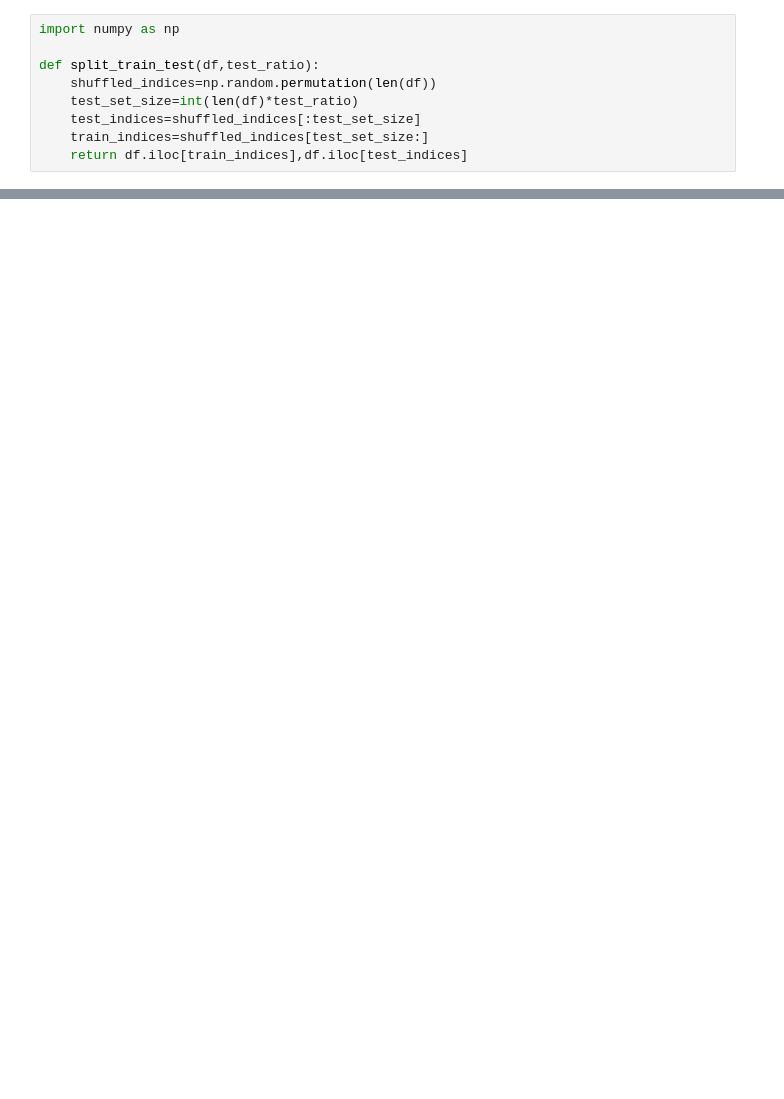
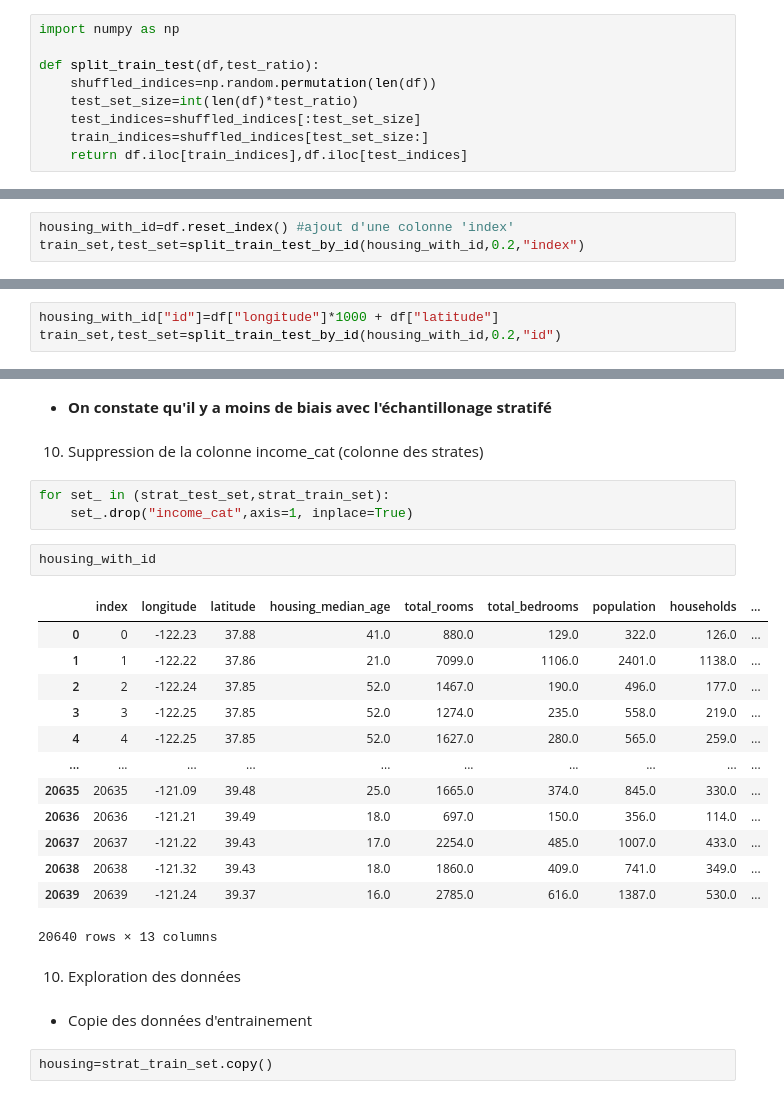
Before and after one commit to AbdoulTDG/python_ml, a Jupyter notebook: Projet_ML.ipynb, the cells around one changed output, grey strips where cells are left out. Cells and saved outputs as stored; diff of their text form; blank space fills up the shorter version.

```diff
--- a/Projet_ML.ipynb
+++ b/Projet_ML.ipynb
@@ -137,0 +179,3 @@ train_set,test_set=split_train_test(df,0.2)
+# %%
+housing_with_id=df.reset_index() #ajout d'une colonne 'index'
+train_set,test_set=split_train_test_by_id(housing_with_id,0.2,"index")
@@ -137,0 +184,3 @@ train_set,test_set=split_train_test(df,0.2)
+# %%
+housing_with_id["id"]=df["longitude"]*1000 + df["latitude"]
+train_set,test_set=split_train_test_by_id(housing_with_id,0.2,"id")
@@ -137,0 +266,29 @@ train_set,test_set=split_train_test(df,0.2)
+# %% [markdown]
+- **On constate qu'il y a moins de biais avec l'échantillonage stratifé**
+# %% [markdown]
+10. Suppression de la colonne income_cat (colonne des strates)
+# %%
+for set_ in (strat_test_set,strat_train_set):
+    set_.drop("income_cat",axis=1, inplace=True)
+# %%
+housing_with_id
+# %% [output]
+|  | index | longitude | latitude | housing_median_age | total_rooms | total_bedrooms | population | households | ... |
+| 0 | 0 | -122.23 | 37.88 | 41.0 | 880.0 | 129.0 | 322.0 | 126.0 | ... |
+| 1 | 1 | -122.22 | 37.86 | 21.0 | 7099.0 | 1106.0 | 2401.0 | 1138.0 | ... |
+| 2 | 2 | -122.24 | 37.85 | 52.0 | 1467.0 | 190.0 | 496.0 | 177.0 | ... |
+| 3 | 3 | -122.25 | 37.85 | 52.0 | 1274.0 | 235.0 | 558.0 | 219.0 | ... |
+| 4 | 4 | -122.25 | 37.85 | 52.0 | 1627.0 | 280.0 | 565.0 | 259.0 | ... |
+| ... | ... | ... | ... | ... | ... | ... | ... | ... | ... |
+| 20635 | 20635 | -121.09 | 39.48 | 25.0 | 1665.0 | 374.0 | 845.0 | 330.0 | ... |
+| 20636 | 20636 | -121.21 | 39.49 | 18.0 | 697.0 | 150.0 | 356.0 | 114.0 | ... |
+| 20637 | 20637 | -121.22 | 39.43 | 17.0 | 2254.0 | 485.0 | 1007.0 | 433.0 | ... |
+| 20638 | 20638 | -121.32 | 39.43 | 18.0 | 1860.0 | 409.0 | 741.0 | 349.0 | ... |
+| 20639 | 20639 | -121.24 | 39.37 | 16.0 | 2785.0 | 616.0 | 1387.0 | 530.0 | ... |
+20640 rows × 13 columns
+# %% [markdown]
+10. Exploration des données
+# %% [markdown]
+- Copie des données d'entrainement
+# %%
+housing=strat_train_set.copy()
```
Also changed, not shown: parts of 21 cells of this notebook.
